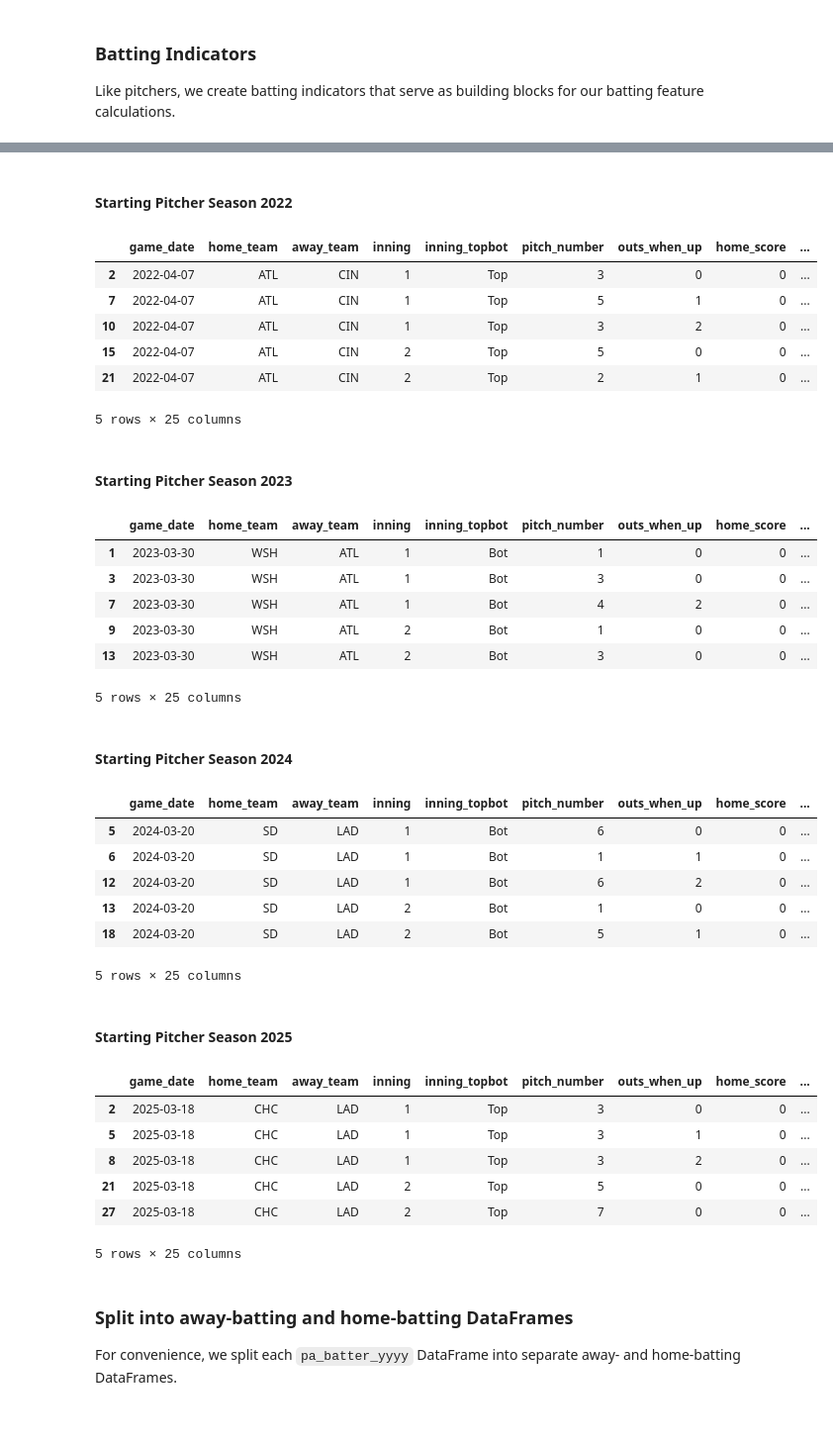
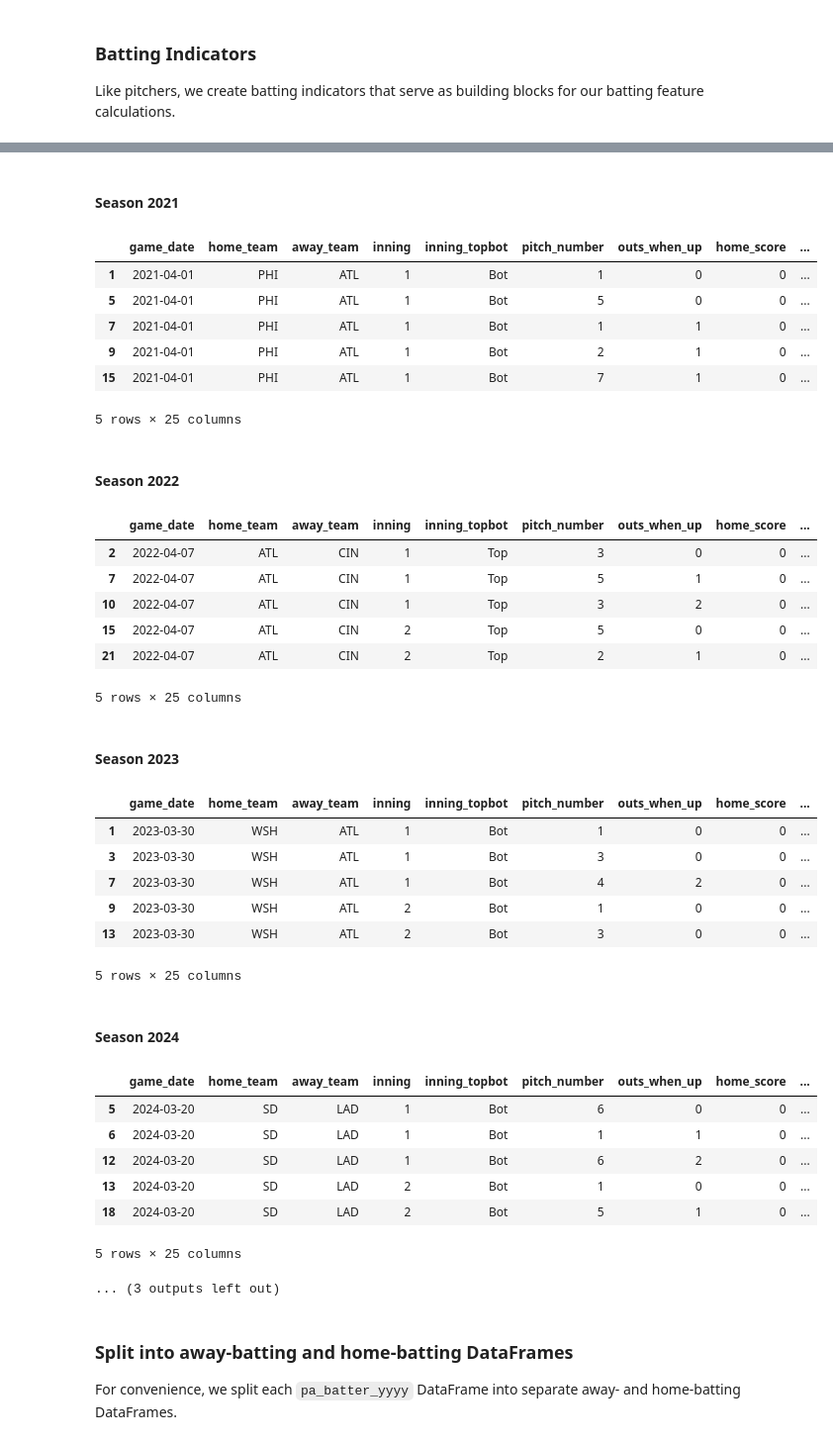
Before and after one commit to Sam-Gartenstein/mlb-win-prediction, a Jupyter notebook: Game Preprocessing.ipynb, the cells around one changed output, grey strips where cells are left out. Shown at 99% size. Drawn from its saved outputs; the diff is of its cells as text; code cells hidden in the pictures.

```diff
--- a/Game Preprocessing.ipynb
+++ b/Game Preprocessing.ipynb
@@ -1583,43 +1670,45 @@ pa_batter_2023: indicators added (from pa_2023)
 pa_batter_2024: indicators added (from pa_2024)
 pa_batter_2025: indicators added (from pa_2025)
 # %%
-display(HTML("<h4>Starting Pitcher Season 2022</h4>")); display(pa_batter_2022.head(5))
-display(HTML("<h4>Starting Pitcher Season 2023</h4>")); display(pa_batter_2023.head(5))
-display(HTML("<h4>Starting Pitcher Season 2024</h4>")); display(pa_batter_2024.head(5))
-display(HTML("<h4>Starting Pitcher Season 2025</h4>")); display(pa_batter_2025.head(5))
+display(HTML("<h4>Season 2021</h4>")); display(pa_batter_2021.head(5))
+display(HTML("<h4>Season 2022</h4>")); display(pa_batter_2022.head(5))
+display(HTML("<h4>Season 2023</h4>")); display(pa_batter_2023.head(5))
+display(HTML("<h4>Season 2024</h4>")); display(pa_batter_2024.head(5))
+display(HTML("<h4>Season 2025</h4>")); display(pa_batter_2025.head(5))
 # %% [output]
-Starting Pitcher Season 2022
+Season 2021
 |  | game_date | home_team | away_team | inning | inning_topbot | pitch_number | outs_when_up | home_score | ... |
-| 2 | 2022-04-07 | ATL | CIN | 1 | Top | 3 | 0 | 0 | ... |
-| 7 | 2022-04-07 | ATL | CIN | 1 | Top | 5 | 1 | 0 | ... |
-| 10 | 2022-04-07 | ATL | CIN | 1 | Top | 3 | 2 | 0 | ... |
-| 15 | 2022-04-07 | ATL | CIN | 2 | Top | 5 | 0 | 0 | ... |
-| 21 | 2022-04-07 | ATL | CIN | 2 | Top | 2 | 1 | 0 | ... |
+| 1 | 2021-04-01 | PHI | ATL | 1 | Bot | 1 | 0 | 0 | ... |
+| 5 | 2021-04-01 | PHI | ATL | 1 | Bot | 5 | 0 | 0 | ... |
+| 7 | 2021-04-01 | PHI | ATL | 1 | Bot | 1 | 1 | 0 | ... |
+| 9 | 2021-04-01 | PHI | ATL | 1 | Bot | 2 | 1 | 0 | ... |
+| 15 | 2021-04-01 | PHI | ATL | 1 | Bot | 7 | 1 | 0 | ... |
 5 rows × 25 columns
-Starting Pitcher Season 2023
+Season 2022
 |  | game_date | home_team | away_team | inning | inning_topbot | pitch_number | outs_when_up | home_score | ... |
-| 1 | 2023-03-30 | WSH | ATL | 1 | Bot | 1 | 0 | 0 | ... |
-| 3 | 2023-03-30 | WSH | ATL | 1 | Bot | 3 | 0 | 0 | ... |
-| 7 | 2023-03-30 | WSH | ATL | 1 | Bot | 4 | 2 | 0 | ... |
-| 9 | 2023-03-30 | WSH | ATL | 2 | Bot | 1 | 0 | 0 | ... |
-| 13 | 2023-03-30 | WSH | ATL | 2 | Bot | 3 | 0 | 0 | ... |
+| 2 | 2022-04-07 | ATL | CIN | 1 | Top | 3 | 0 | 0 | ... |
+| 7 | 2022-04-07 | ATL | CIN | 1 | Top | 5 | 1 | 0 | ... |
+| 10 | 2022-04-07 | ATL | CIN | 1 | Top | 3 | 2 | 0 | ... |
+| 15 | 2022-04-07 | ATL | CIN | 2 | Top | 5 | 0 | 0 | ... |
+| 21 | 2022-04-07 | ATL | CIN | 2 | Top | 2 | 1 | 0 | ... |
 5 rows × 25 columns
-Starting Pitcher Season 2024
+Season 2023
 |  | game_date | home_team | away_team | inning | inning_topbot | pitch_number | outs_when_up | home_score | ... |
-| 5 | 2024-03-20 | SD | LAD | 1 | Bot | 6 | 0 | 0 | ... |
-| 6 | 2024-03-20 | SD | LAD | 1 | Bot | 1 | 1 | 0 | ... |
-| 12 | 2024-03-20 | SD | LAD | 1 | Bot | 6 | 2 | 0 | ... |
-| 13 | 2024-03-20 | SD | LAD | 2 | Bot | 1 | 0 | 0 | ... |
-| 18 | 2024-03-20 | SD | LAD | 2 | Bot | 5 | 1 | 0 | ... |
+| 1 | 2023-03-30 | WSH | ATL | 1 | Bot | 1 | 0 | 0 | ... |
+| 3 | 2023-03-30 | WSH | ATL | 1 | Bot | 3 | 0 | 0 | ... |
+| 7 | 2023-03-30 | WSH | ATL | 1 | Bot | 4 | 2 | 0 | ... |
+| 9 | 2023-03-30 | WSH | ATL | 2 | Bot | 1 | 0 | 0 | ... |
+| 13 | 2023-03-30 | WSH | ATL | 2 | Bot | 3 | 0 | 0 | ... |
 5 rows × 25 columns
-Starting Pitcher Season 2025
+Season 2024
 |  | game_date | home_team | away_team | inning | inning_topbot | pitch_number | outs_when_up | home_score | ... |
-| 2 | 2025-03-18 | CHC | LAD | 1 | Top | 3 | 0 | 0 | ... |
-| 5 | 2025-03-18 | CHC | LAD | 1 | Top | 3 | 1 | 0 | ... |
-| 8 | 2025-03-18 | CHC | LAD | 1 | Top | 3 | 2 | 0 | ... |
-| 21 | 2025-03-18 | CHC | LAD | 2 | Top | 5 | 0 | 0 | ... |
-| 27 | 2025-03-18 | CHC | LAD | 2 | Top | 7 | 0 | 0 | ... |
+| 5 | 2024-03-20 | SD | LAD | 1 | Bot | 6 | 0 | 0 | ... |
+| 6 | 2024-03-20 | SD | LAD | 1 | Bot | 1 | 1 | 0 | ... |
+| 12 | 2024-03-20 | SD | LAD | 1 | Bot | 6 | 2 | 0 | ... |
+| 13 | 2024-03-20 | SD | LAD | 2 | Bot | 1 | 0 | 0 | ... |
+| 18 | 2024-03-20 | SD | LAD | 2 | Bot | 5 | 1 | 0 | ... |
 5 rows × 25 columns
+... (3 outputs left out)
 # %% [markdown]
 ### Split into away-batting and home-batting DataFrames
 
```
Also changed, not shown: parts of 40 cells of this notebook.
